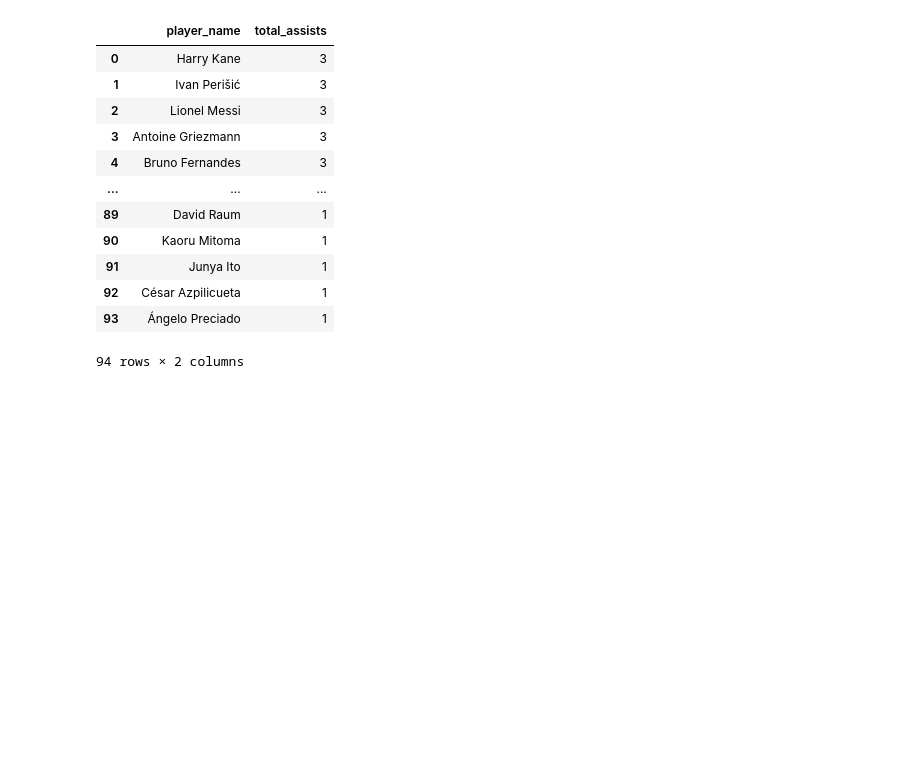
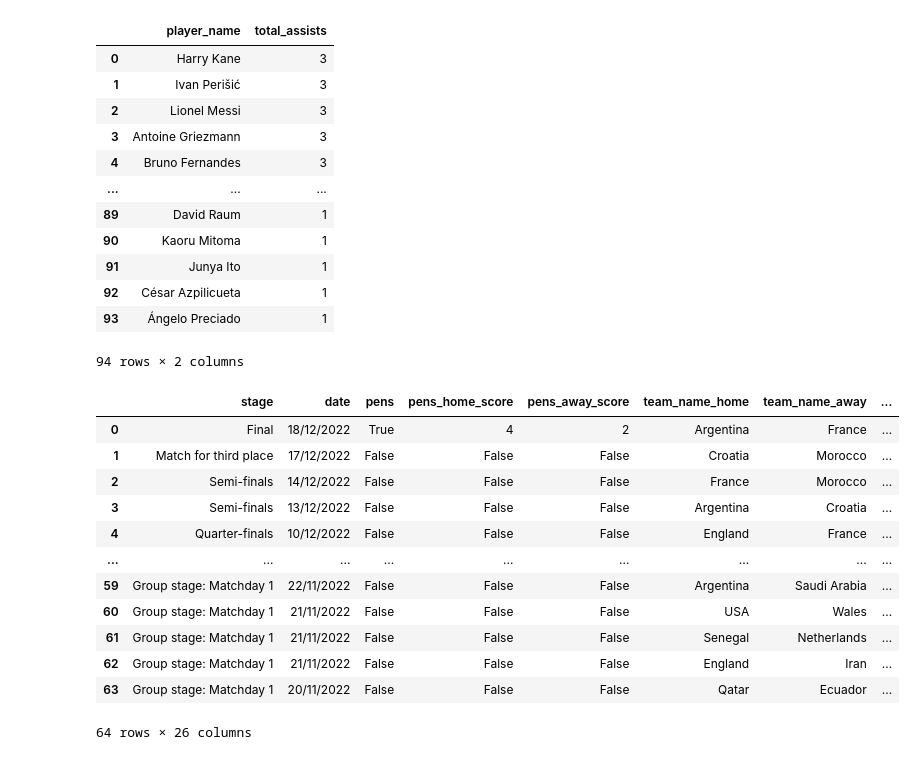
Before and after one commit to caiocmb7/projetos, a Jupyter notebook: ML&AI/world cup 2022/worldcup_eda.ipynb, the cells around one changed output. Drawn from its saved outputs; the diff is of its cells as text; code cells hidden in the pictures; blank space fills up the shorter version.

```diff
--- a/ML&AI/world cup 2022/worldcup_eda.ipynb
+++ b/ML&AI/world cup 2022/worldcup_eda.ipynb
@@ -61,6 +61,7 @@ df["player_names_home"] = df["player_names_home"].apply(
 df["player_numbers_home"] = df["player_numbers_home"].apply(
     lambda x: list(map(str.strip, x))
 )
+df.drop("lineup_home", axis=1, inplace=True)
 # %% [markdown]
 #### lineup_away manipulation
 # %%
@@ -69,6 +70,7 @@ df["lineup_away"] = df["lineup_away"].apply(json.loads)
 
 # transforming lineup_away list of dictionaries into new columns
 def extract_player_data(lineup):
+
     if not lineup or not isinstance(lineup, list):
         return None, None
     player_names = [
@@ -97,6 +99,8 @@ df["player_names_away"] = df["player_names_away"].apply(
 df["player_numbers_away"] = df["player_numbers_away"].apply(
     lambda x: list(map(str.strip, x))
 )
+
+df.drop("lineup_away", axis=1, inplace=True)
 # %% [markdown]
 #### events_list manipulation
 # %%
@@ -130,6 +134,8 @@ for i, row in df.iterrows():
             },
             ignore_index=True,
         )
+
+df.drop("events_list", axis=1, inplace=True)
 # %%
 df_events_list
 # %% [output]
@@ -264,4 +270,20 @@ top_assists
 | 92 | César Azpilicueta | 1 |
 | 93 | Ángelo Preciado | 1 |
 94 rows × 2 columns
+# %%
+df
+# %% [output]
+|  | stage | date | pens | pens_home_score | pens_away_score | team_name_home | team_name_away | ... |
+| 0 | Final | 18/12/2022 | True | 4 | 2 | Argentina | France | ... |
+| 1 | Match for third place | 17/12/2022 | False | False | False | Croatia | Morocco | ... |
+| 2 | Semi-finals | 14/12/2022 | False | False | False | France | Morocco | ... |
+| 3 | Semi-finals | 13/12/2022 | False | False | False | Argentina | Croatia | ... |
+| 4 | Quarter-finals | 10/12/2022 | False | False | False | England | France | ... |
+| ... | ... | ... | ... | ... | ... | ... | ... | ... |
+| 59 | Group stage: Matchday 1 | 22/11/2022 | False | False | False | Argentina | Saudi Arabia | ... |
+| 60 | Group stage: Matchday 1 | 21/11/2022 | False | False | False | USA | Wales | ... |
+| 61 | Group stage: Matchday 1 | 21/11/2022 | False | False | False | Senegal | Netherlands | ... |
+| 62 | Group stage: Matchday 1 | 21/11/2022 | False | False | False | England | Iran | ... |
+| 63 | Group stage: Matchday 1 | 20/11/2022 | False | False | False | Qatar | Ecuador | ... |
+64 rows × 26 columns
 # %%
```
Also changed, not shown: parts of 11 cells of this notebook.
